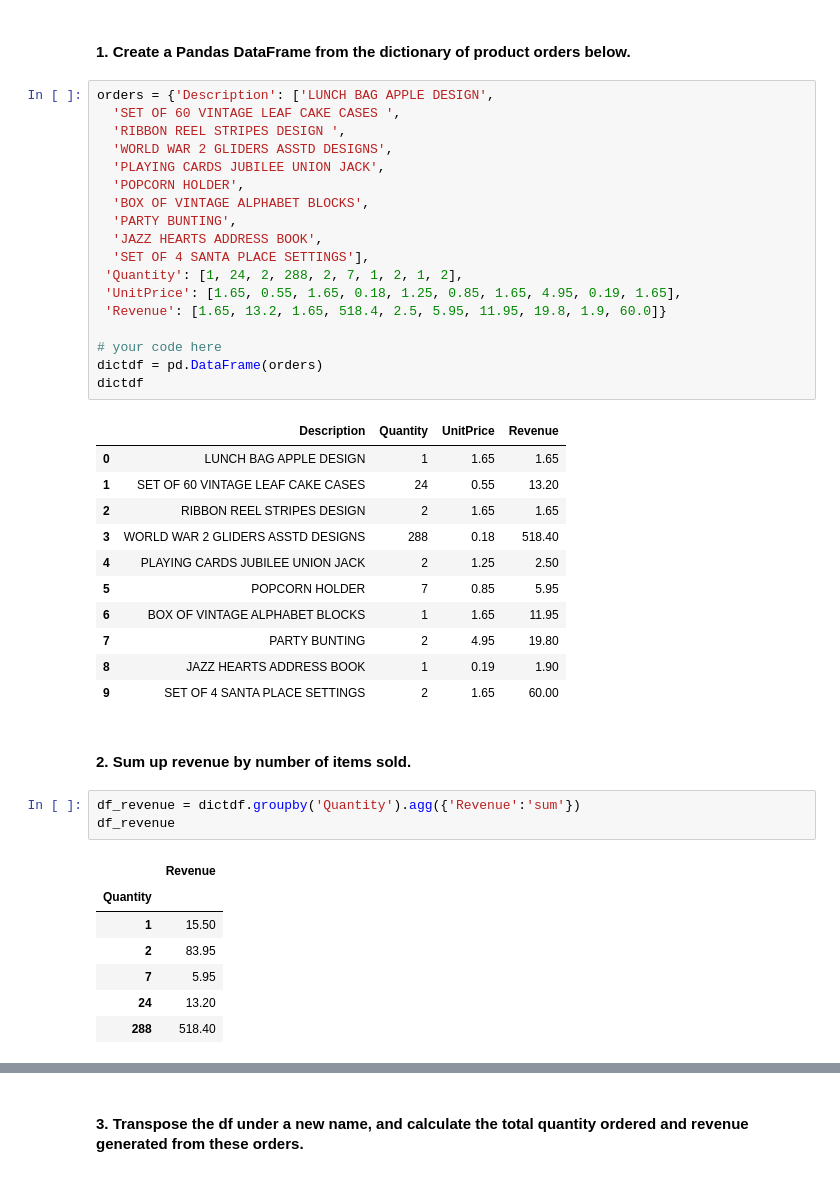
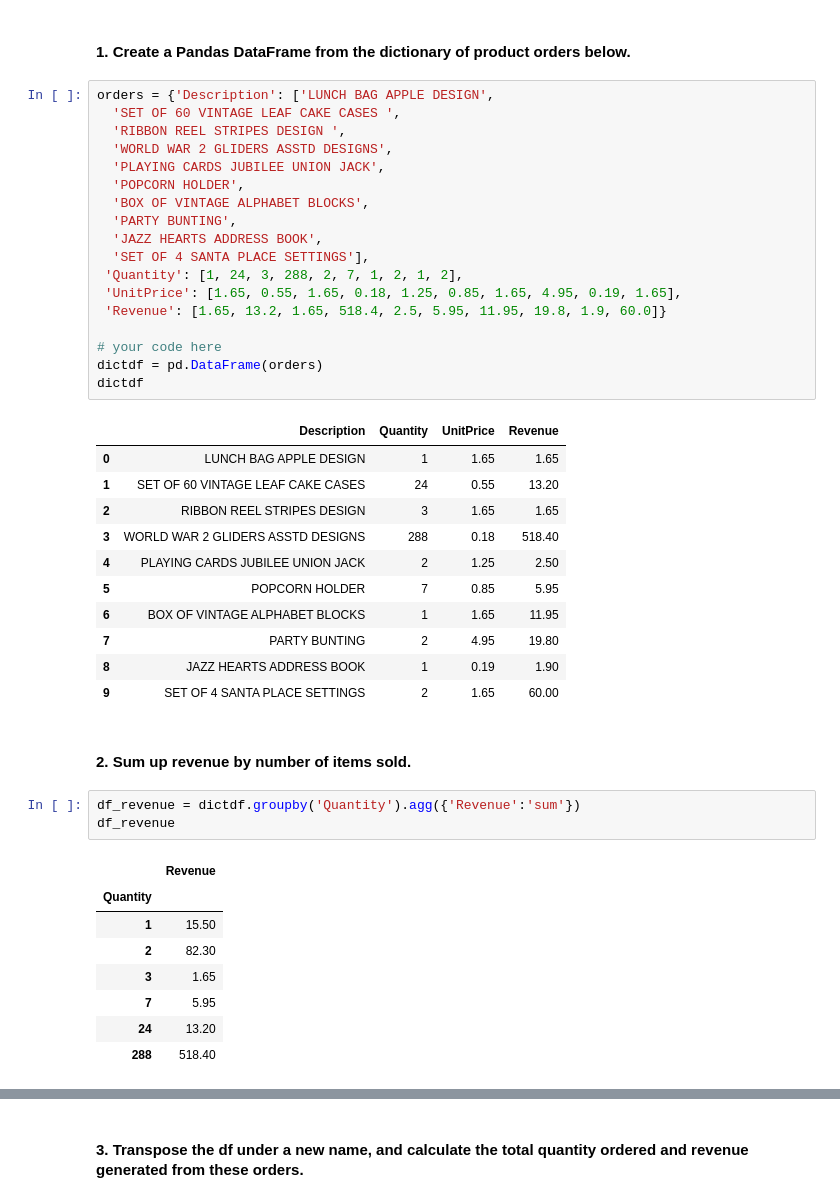
Before and after one commit to HH2805/dataV2-labs, a Jupyter notebook: module-1/Pandas-Intro/introPandas.lab-HH.ipynb, the cells around one changed output, grey strips where cells are left out. Drawn from its saved outputs; the diff is of its cells as text.

```diff
--- a/module-1/Pandas-Intro/introPandas.lab-HH.ipynb
+++ b/module-1/Pandas-Intro/introPandas.lab-HH.ipynb
@@ -408,26 +414,26 @@ DF['Score_4'].max()
 # %%
 orders = {'Description': ['LUNCH BAG APPLE DESIGN',
   'SET OF 60 VINTAGE LEAF CAKE CASES ',
   'RIBBON REEL STRIPES DESIGN ',
   'WORLD WAR 2 GLIDERS ASSTD DESIGNS',
   'PLAYING CARDS JUBILEE UNION JACK',
   'POPCORN HOLDER',
   'BOX OF VINTAGE ALPHABET BLOCKS',
   'PARTY BUNTING',
   'JAZZ HEARTS ADDRESS BOOK',
   'SET OF 4 SANTA PLACE SETTINGS'],
- 'Quantity': [1, 24, 2, 288, 2, 7, 1, 2, 1, 2],
+ 'Quantity': [1, 24, 3, 288, 2, 7, 1, 2, 1, 2],
  'UnitPrice': [1.65, 0.55, 1.65, 0.18, 1.25, 0.85, 1.65, 4.95, 0.19, 1.65],
  'Revenue': [1.65, 13.2, 1.65, 518.4, 2.5, 5.95, 11.95, 19.8, 1.9, 60.0]}
 
 # your code here
 dictdf = pd.DataFrame(orders)
 dictdf
 # %% [output]
 |  | Description | Quantity | UnitPrice | Revenue |
 | 0 | LUNCH BAG APPLE DESIGN | 1 | 1.65 | 1.65 |
 | 1 | SET OF 60 VINTAGE LEAF CAKE CASES | 24 | 0.55 | 13.20 |
-| 2 | RIBBON REEL STRIPES DESIGN | 2 | 1.65 | 1.65 |
+| 2 | RIBBON REEL STRIPES DESIGN | 3 | 1.65 | 1.65 |
 | 3 | WORLD WAR 2 GLIDERS ASSTD DESIGNS | 288 | 0.18 | 518.40 |
 | 4 | PLAYING CARDS JUBILEE UNION JACK | 2 | 1.25 | 2.50 |
 | 5 | POPCORN HOLDER | 7 | 0.85 | 5.95 |
@@ -444,7 +450,8 @@ df_revenue
 |  | Revenue |
 | Quantity |  |
 | 1 | 15.50 |
-| 2 | 83.95 |
+| 2 | 82.30 |
+| 3 | 1.65 |
 | 7 | 5.95 |
 | 24 | 13.20 |
 | 288 | 518.40 |
```
Also changed, not shown: parts of 36 cells of this notebook, 2 other files.
